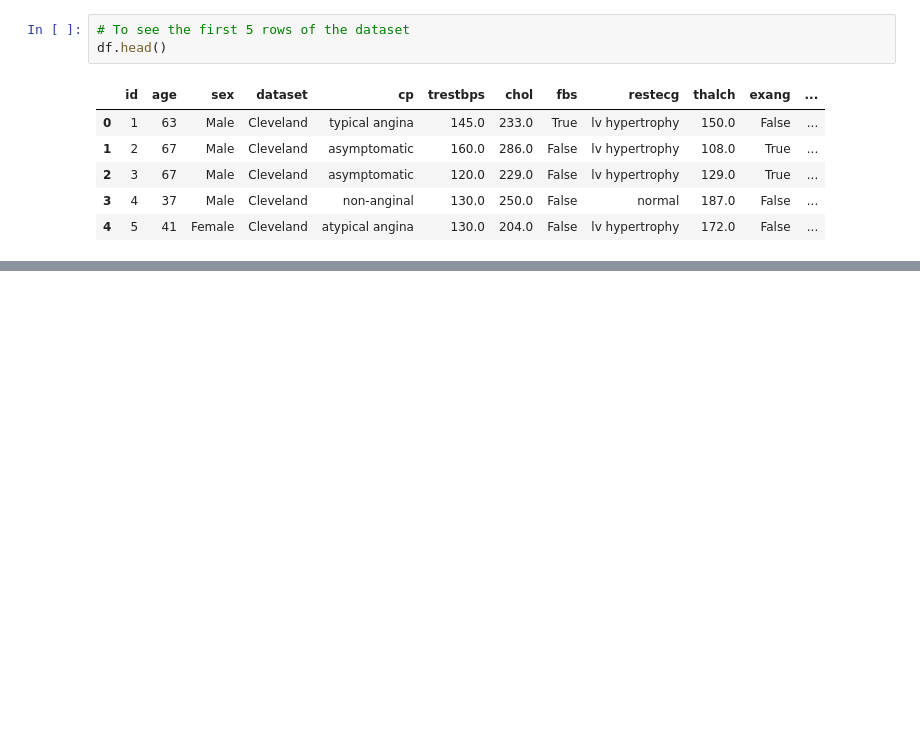
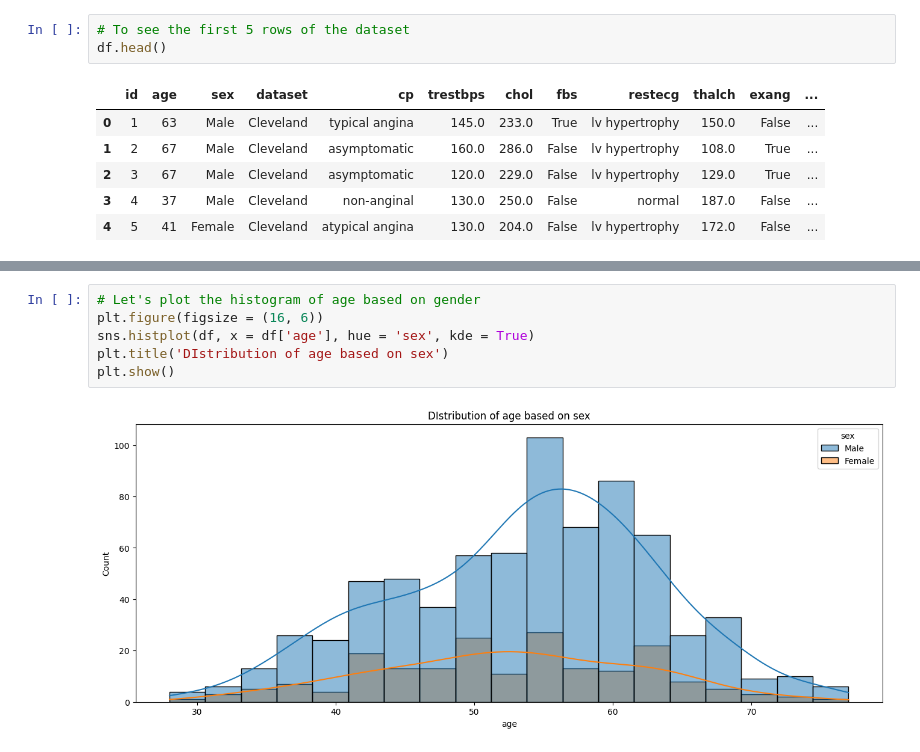
Before and after one commit to HaiderQadri/PYTHON-For-Data-Science_and_AI, a Jupyter notebook: 00_projects/02_heart_disease_prediction/heart_disease_eda_and_prediction.ipynb, the cells around one changed output, grey strips where cells are left out. Saved outputs shown, nothing was run; the diff lists cells and outputs as text; blank space fills up the shorter version.

```diff
--- a/00_projects/02_heart_disease_prediction/heart_disease_eda_and_prediction.ipynb
+++ b/00_projects/02_heart_disease_prediction/heart_disease_eda_and_prediction.ipynb
@@ -556,0 +578,8 @@ maximun age in the datasrt is 77
+# %%
+# Let's plot the histogram of age based on gender
+plt.figure(figsize = (16, 6))
+sns.histplot(df, x = df['age'], hue = 'sex', kde = True)
+plt.title('DIstribution of age based on sex')
+plt.show()
+# %% [output]
+[figure, added]
```
Also changed, not shown: parts of 15 cells of this notebook.
